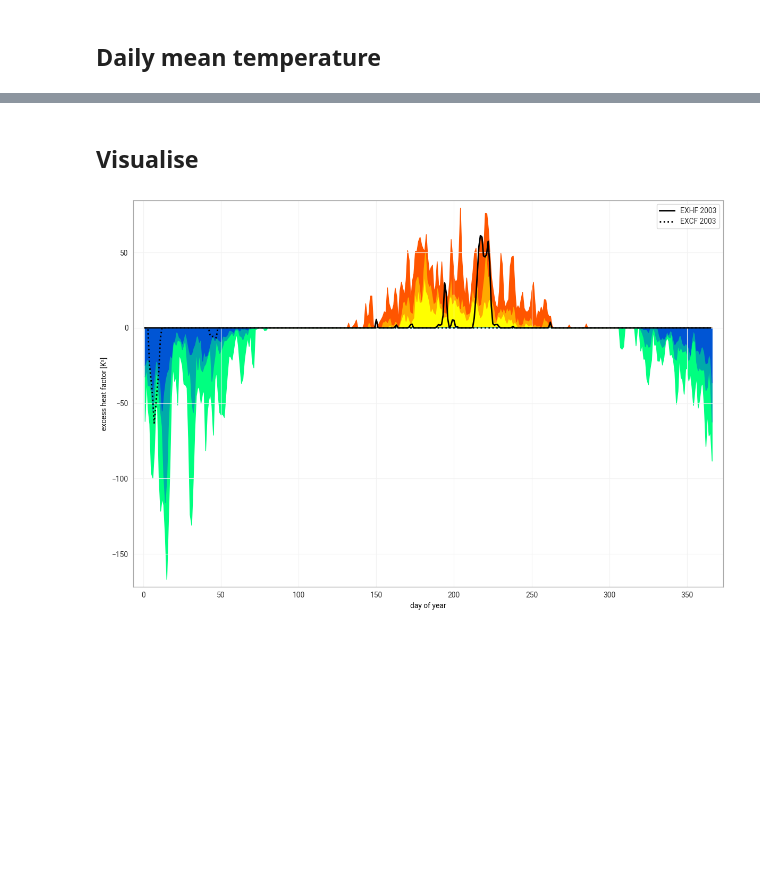
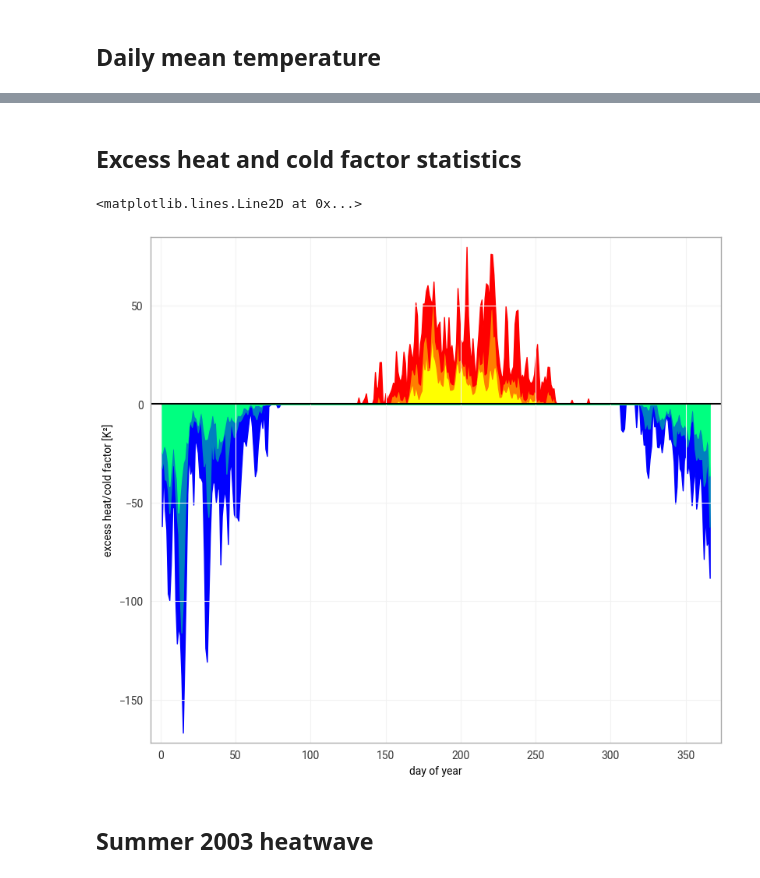
Before and after one commit to ecmwf/earthkit-meteo, a Jupyter notebook: docs/examples/excess_heat_factor.ipynb, the cells around one changed output, grey strips where cells are left out. Saved outputs shown, nothing was run; the diff lists cells and outputs as text; code cells hidden in the pictures; blank space fills up the shorter version.

Commit message:
Update excess heat example notebook

```diff
--- a/docs/examples/excess_heat_factor.ipynb
+++ b/docs/examples/excess_heat_factor.ipynb
@@ -13,7 +14,7 @@ import matplotlib.pyplot as plt
 data = ekd.from_source("cds", dataset="reanalysis-era5-land-timeseries", request={
     "variable": ["2m_temperature"],
     "location": {"longitude": 2.4, "latitude": 48.9},
-    "date": ["1950-01-02/2026-03-06"],
+    "date": ["1950-01-02/2026-01-01"],
     "data_format": "netcdf"
 })
 # %%
@@ -38,6 +39,6 @@ Attributes: (12/30)
     standard_name:                            unknown
     units:                                    K
 # %%
-reference_period = {"valid_time": slice("1970-01-01", "1999-12-31")}
+reference_period = slice("1970-01-01", "1999-12-31")
 # %% [markdown]
 ## Daily mean temperature
@@ -54,5 +53,8 @@ array(293.85665283)
 # %%
-ehi_sig = excess_heat.significance_index(dmt, threshold=dmt_q95)
 ehi_accl = excess_heat.acclimatisation_index(dmt)
 
-exhf = excess_heat.excess_heat_factor(ehi_sig, ehi_accl, nonnegative=True).compute()
+ehi_sig_heat = excess_heat.significance_index(dmt, threshold_period=reference_period, threshold_quantile=0.95)
+ehi_sig_cold = excess_heat.significance_index(dmt, threshold_period=reference_period, threshold_quantile=0.05)
+
+exhf = excess_heat.excess_heat_factor(ehi_sig_heat, ehi_accl, clip=True)
+excf = excess_heat.excess_cold_factor(ehi_sig_cold, ehi_accl, clip=True)
@@ -76,5 +64,0 @@ array(273.69984741)
-# %%
-ehi_sig = excess_heat.significance_index(dmt, threshold=dmt_q05)
-ehi_accl = excess_heat.acclimatisation_index(dmt)
-
-excf = excess_heat.excess_cold_factor(ehi_sig, ehi_accl, nonpositive=True)
@@ -81,4 +74,4 @@ excf = excess_heat.excess_cold_factor(ehi_sig, ehi_accl, nonpositive=True)
 # %% [markdown]
-## Visualise
+## Excess heat and cold factor statistics
 # %%
 exhf_qs = exhf.groupby("valid_time.dayofyear").quantile([0.0, 0.95, 0.975, 1.0])
@@ -89,22 +79,20 @@ excf_2003 = excf.sel({"valid_time": "2003"})
 # %%
-fig, ax = plt.subplots(1, 1, figsize=(12, 8))
+chart = ekp.Subplot()
 
 # Statistics: quantiles
-band_colors = plt.get_cmap("autumn_r")(np.linspace(0, 1, exhf_qs["quantile"].size))
-bandplot(ax, exhf_qs["dayofyear"], exhf_qs.T, colors=band_colors)
+band_colors = plt.get_cmap("autumn_r")(np.linspace(0, 1, exhf_qs["quantile"].size-1))
+bandplot(chart.ax, exhf_qs["dayofyear"], exhf_qs.T, colors=band_colors)
 
 # Statistics: quantiles
-band_colors = plt.get_cmap("winter_r")(np.linspace(0, 1, excf_qs["quantile"].size))
-bandplot(ax, excf_qs["dayofyear"], excf_qs.T, colors=band_colors)
+band_colors = plt.get_cmap("winter")(np.linspace(0, 1, excf_qs["quantile"].size-1))
+bandplot(chart.ax, excf_qs["dayofyear"], excf_qs.T, colors=band_colors)
 
-# 2003
-ax.plot(exhf_2003["valid_time"].dt.dayofyear, exhf_2003, color="k", linestyle="-", linewidth=2, label="EXHF 2003")
-ax.plot(excf_2003["valid_time"].dt.dayofyear, excf_2003, color="k", linestyle=":", linewidth=2, label="EXCF 2003")
-ax.legend()
+chart.ax.set_xlabel("day of year")
+chart.ax.set_ylabel("excess heat/cold factor [K²]")
 
-ax.set_xlabel("day of year")
-ax.set_ylabel("excess heat factor [K²]")
-
-fig.tight_layout()
+chart.ax.axhline(0, color="k")
 # %% [output]
+<matplotlib.lines.Line2D at 0x...>
-[figure, old version]
+[figure, new version]
+# %% [markdown]
+## Summer 2003 heatwave
```
Also changed, not shown: parts of 15 cells of this notebook, 1 other file.
